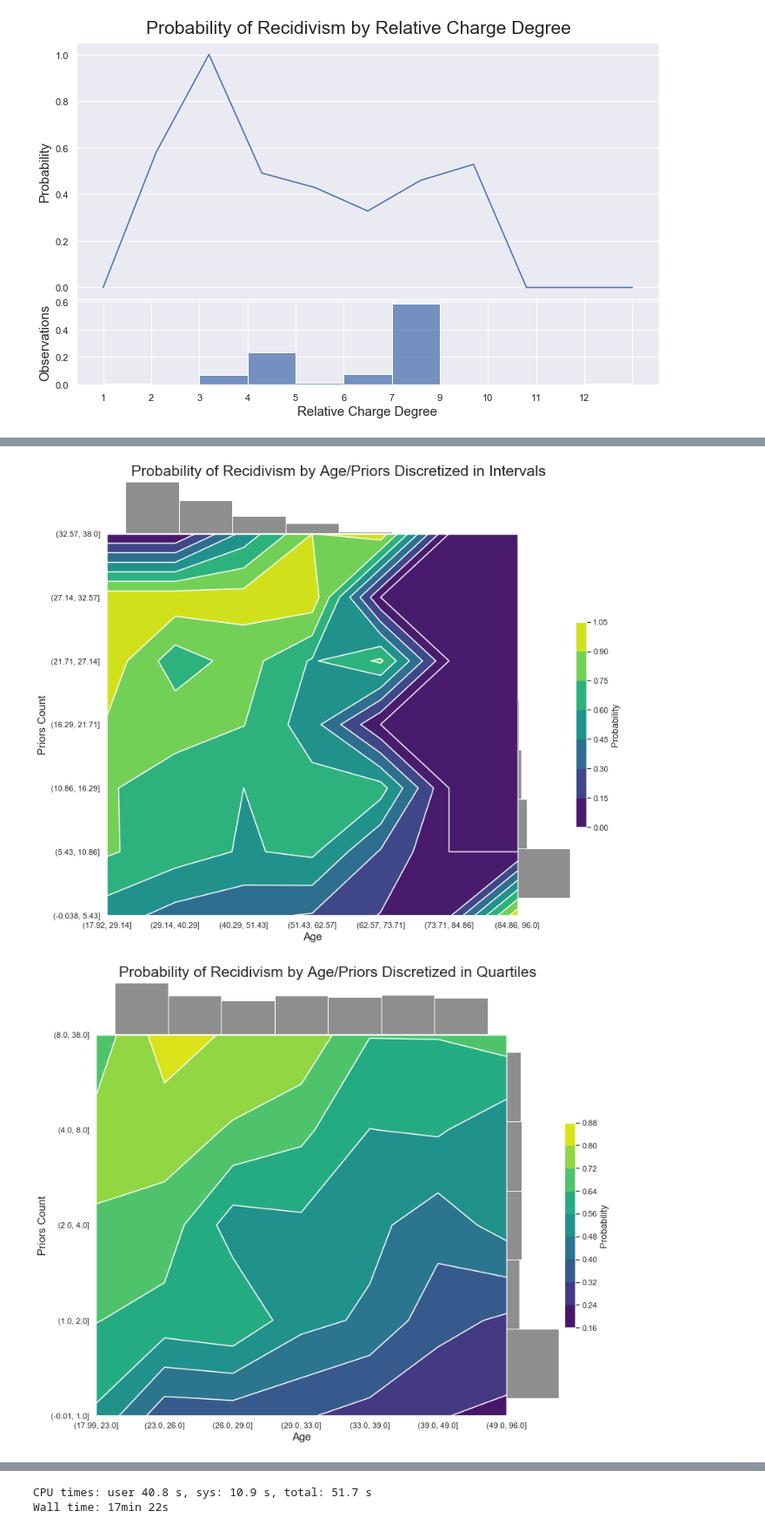
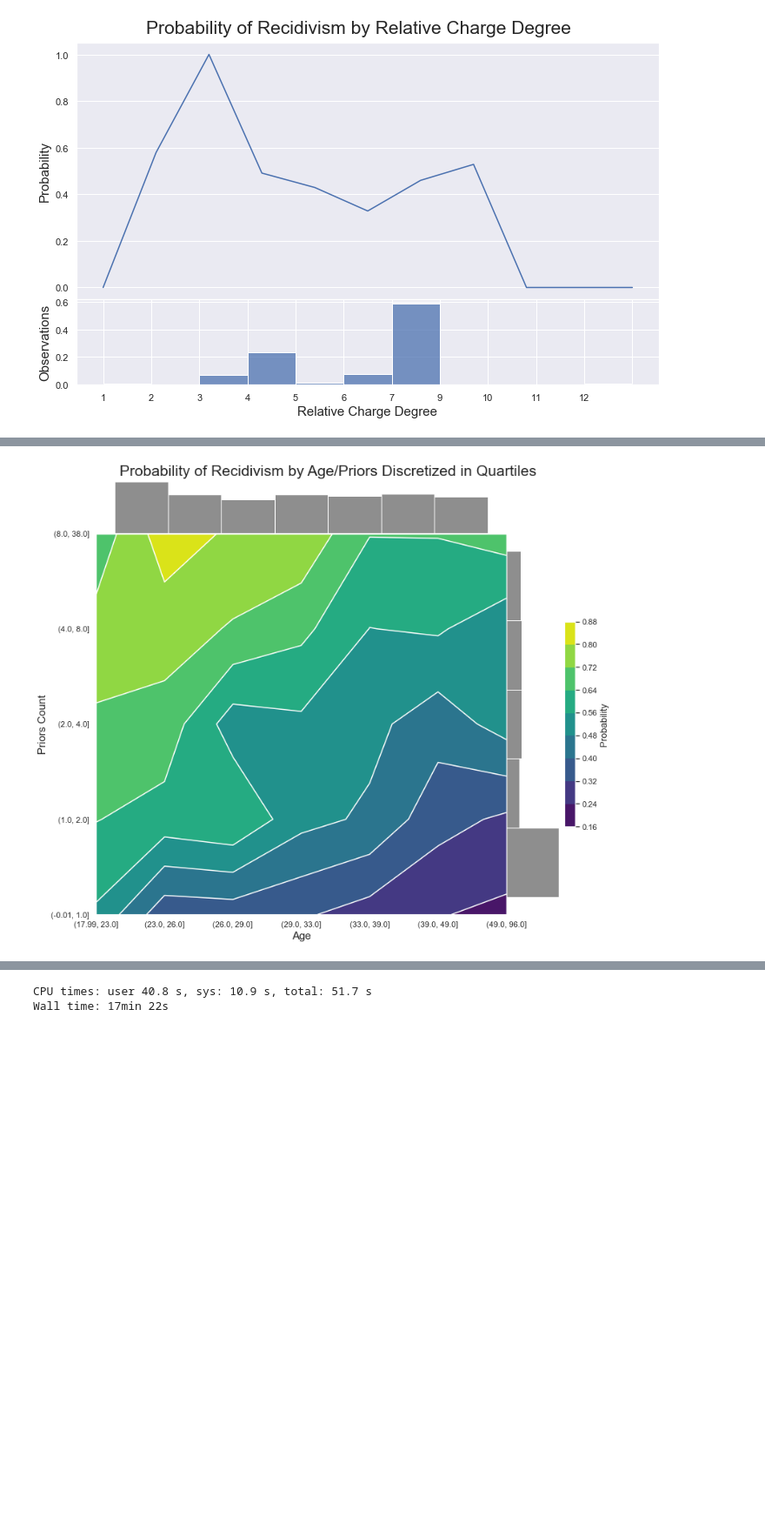
Before and after one commit to PacktPublishing/Interpretable-Machine-Learning-with-Python, a Jupyter notebook: Chapter12/Recidivism_part2.ipynb, the cells around one changed output, grey strips where cells are left out. Shown at 87% size. Saved outputs shown, nothing was run; the diff lists cells and outputs as text; code cells hidden in the pictures; blank space fills up the shorter version.

```diff
--- a/Chapter12/Recidivism_part2.ipynb
+++ b/Chapter12/Recidivism_part2.ipynb
@@ -112,12 +109,7 @@ mldatasets.plot_prob_progression(recidivism_df.age, recidivism_df.is_recid,\
 # %%
 mldatasets.plot_prob_contour_map(recidivism_df.age, recidivism_df.priors_count, recidivism_df.is_recid,\
-                 use_quartiles=False, xlabel='Age', ylabel='Priors Count',\
-                 title='Probability of Recidivism by Age/Priors Discretized in Intervals')
-
-mldatasets.plot_prob_contour_map(recidivism_df.age, recidivism_df.priors_count, recidivism_df.is_recid,\
-                 use_quartiles=True, xlabel='Age', ylabel='Priors Count',\
+                                 use_quartiles=True, xlabel='Age', ylabel='Priors Count',\
                  title='Probability of Recidivism by Age/Priors Discretized in Quartiles')
 # %% [output]
-[figure, old version]
+[figure, new version]
-[figure, removed]
 # %%
```
Also changed, not shown: parts of 50 cells of this notebook, 1 other file.
